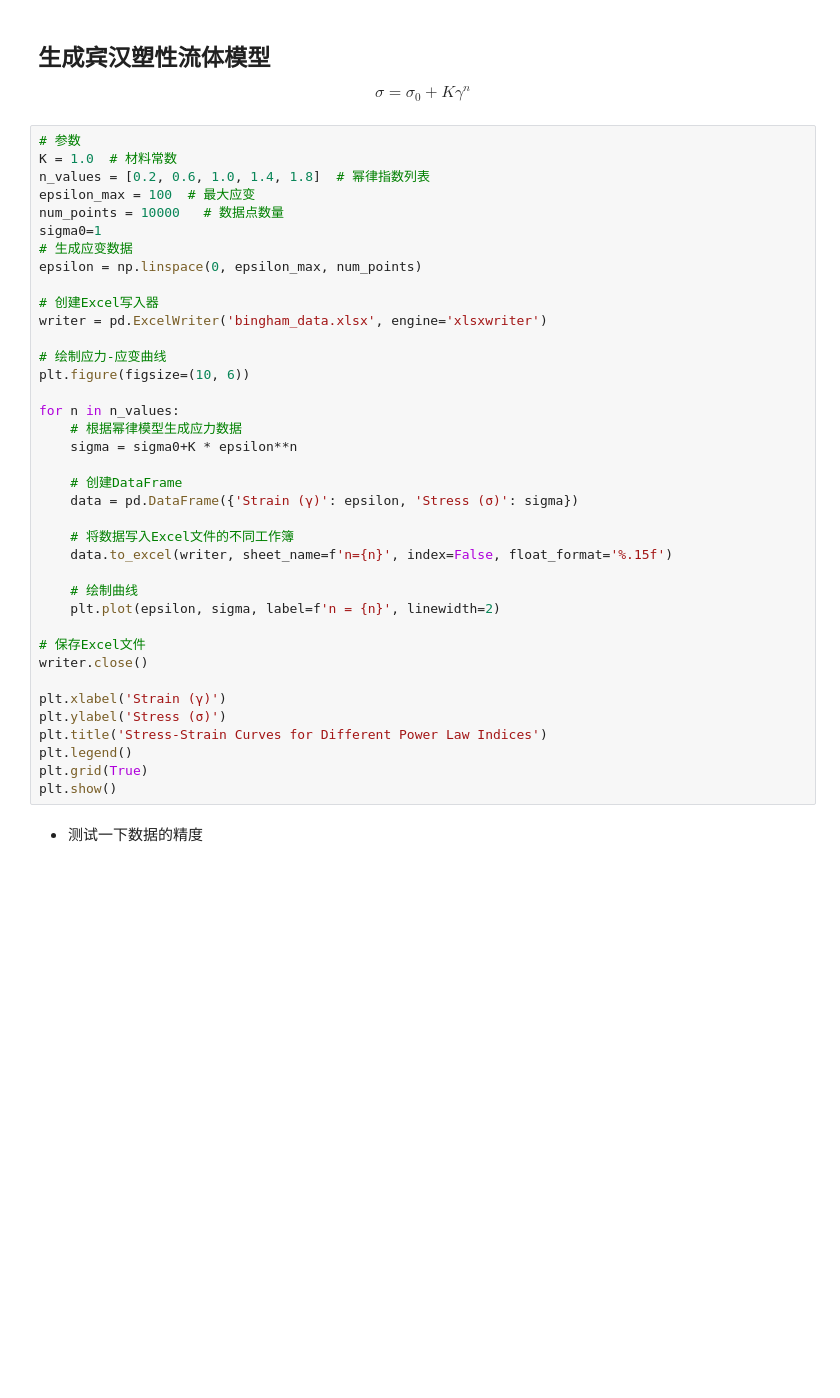
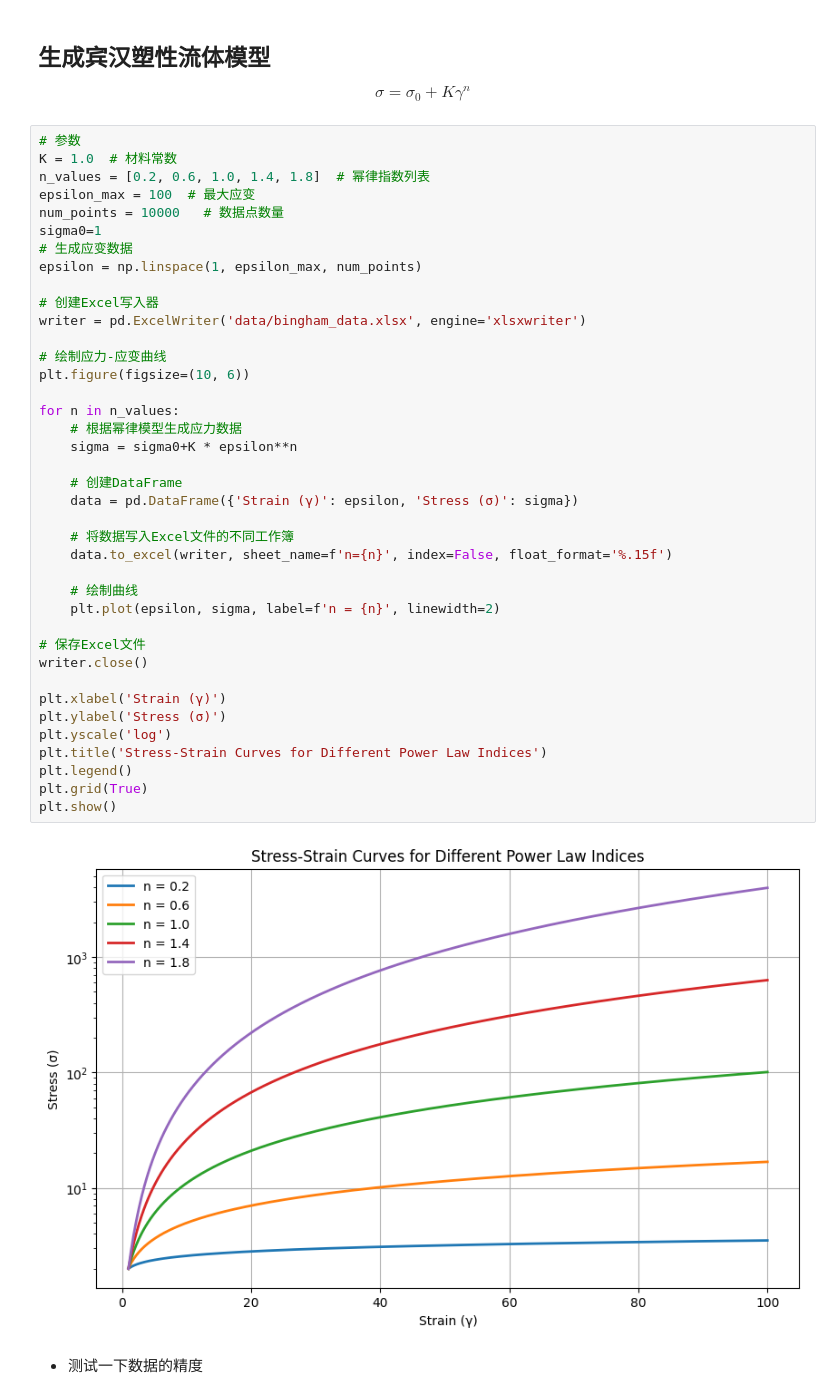
Before and after one commit to xiaolihuamao/Constitutive_Equation, a Jupyter notebook: stress_strain_fitting/data_generator.ipynb, the cells around one changed output. Drawn from its saved outputs; the diff is of its cells as text; blank space fills up the shorter version.

```diff
--- a/stress_strain_fitting/data_generator.ipynb
+++ b/stress_strain_fitting/data_generator.ipynb
@@ -64,36 +67,39 @@ epsilon_max = 100  # 最大应变
 num_points = 10000   # 数据点数量
 sigma0=1
 # 生成应变数据
-epsilon = np.linspace(0, epsilon_max, num_points)
+epsilon = np.linspace(1, epsilon_max, num_points)
 
 # 创建Excel写入器
-writer = pd.ExcelWriter('bingham_data.xlsx', engine='xlsxwriter')
+writer = pd.ExcelWriter('data/bingham_data.xlsx', engine='xlsxwriter')
 
 # 绘制应力-应变曲线
 plt.figure(figsize=(10, 6))
 
 for n in n_values:
     # 根据幂律模型生成应力数据
     sigma = sigma0+K * epsilon**n
 
     # 创建DataFrame
     data = pd.DataFrame({'Strain (γ)': epsilon, 'Stress (σ)': sigma})
 
     # 将数据写入Excel文件的不同工作簿
     data.to_excel(writer, sheet_name=f'n={n}', index=False, float_format='%.15f')
 
     # 绘制曲线
     plt.plot(epsilon, sigma, label=f'n = {n}', linewidth=2)
 
 # 保存Excel文件
 writer.close()
 
 plt.xlabel('Strain (γ)')
 plt.ylabel('Stress (σ)')
+plt.yscale('log')
 plt.title('Stress-Strain Curves for Different Power Law Indices')
 plt.legend()
 plt.grid(True)
 plt.show()
+# %% [output]
+[figure, added]
 # %% [markdown]
 + 测试一下数据的精度
 # %%
```
Also changed, not shown: parts of 9 cells of this notebook, 20 other files.
